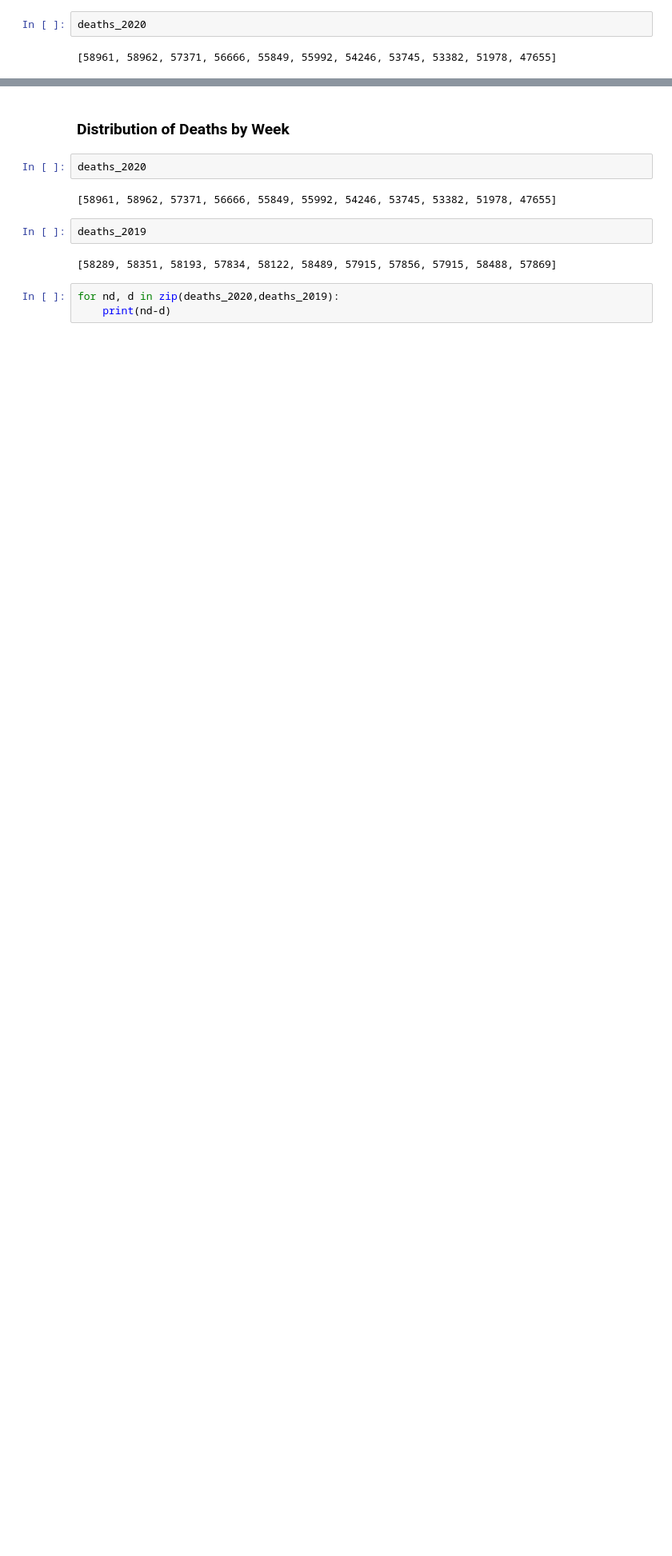
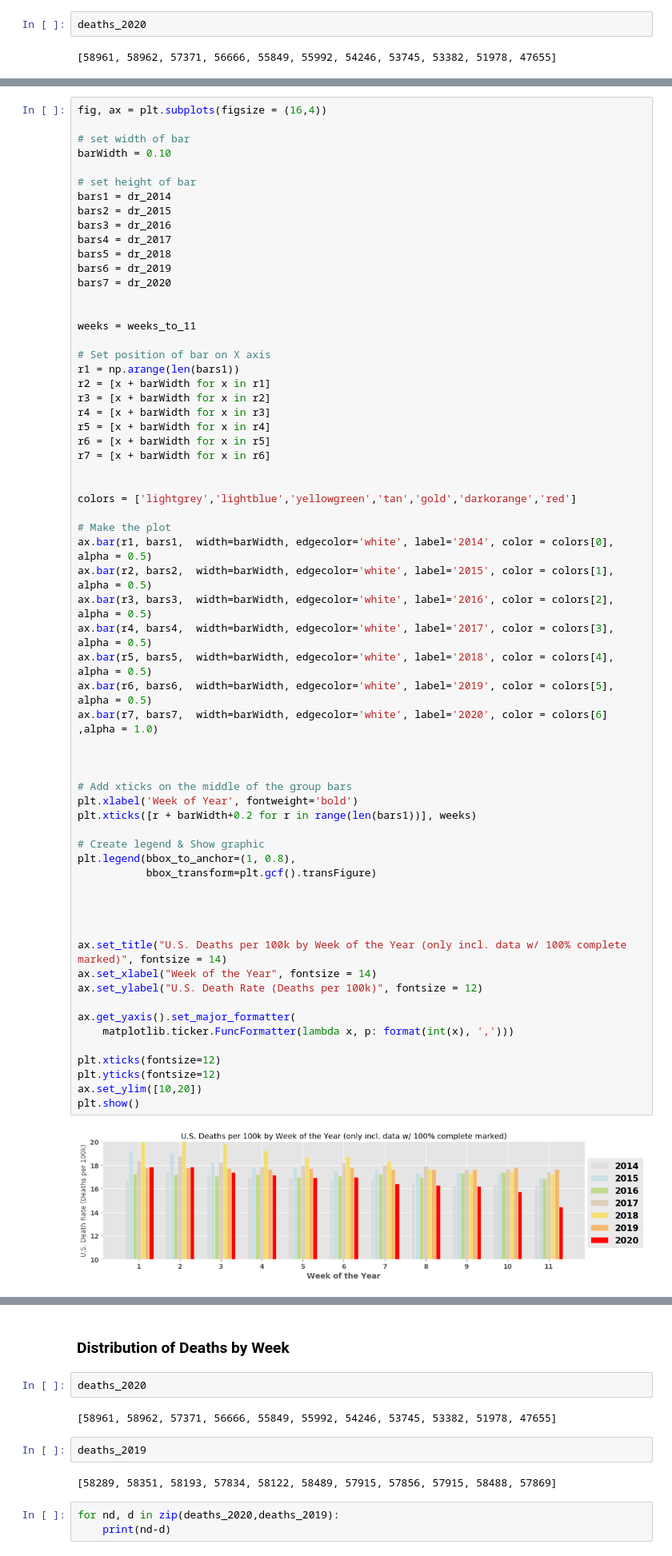
Before and after one commit to jdybuncio/usa-mortality-investigation, a Jupyter notebook: Visualizations.ipynb, the cells around one changed output, grey strips where cells are left out. Shown at 80% size. Drawn from its saved outputs; the diff is of its cells as text; blank space fills up the shorter version.

```diff
--- a/Visualizations.ipynb
+++ b/Visualizations.ipynb
@@ -683,0 +736,65 @@ plt.show()
+# %%
+fig, ax = plt.subplots(figsize = (16,4))
+
+# set width of bar
+barWidth = 0.10
+
+# set height of bar
+bars1 = dr_2014
+bars2 = dr_2015
+bars3 = dr_2016
+bars4 = dr_2017
+bars5 = dr_2018
+bars6 = dr_2019
+bars7 = dr_2020
+
+
+weeks = weeks_to_11
+
+# Set position of bar on X axis
+r1 = np.arange(len(bars1))
+r2 = [x + barWidth for x in r1]
+r3 = [x + barWidth for x in r2]
+r4 = [x + barWidth for x in r3]
+r5 = [x + barWidth for x in r4]
+r6 = [x + barWidth for x in r5]
+r7 = [x + barWidth for x in r6]
+
+
+colors = ['lightgrey','lightblue','yellowgreen','tan','gold','darkorange','red']
+
+# Make the plot
+ax.bar(r1, bars1,  width=barWidth, edgecolor='white', label='2014', color = colors[0], alpha = 0.5)
+ax.bar(r2, bars2,  width=barWidth, edgecolor='white', label='2015', color = colors[1], alpha = 0.5)
+ax.bar(r3, bars3,  width=barWidth, edgecolor='white', label='2016', color = colors[2], alpha = 0.5)
+ax.bar(r4, bars4,  width=barWidth, edgecolor='white', label='2017', color = colors[3], alpha = 0.5)
+ax.bar(r5, bars5,  width=barWidth, edgecolor='white', label='2018', color = colors[4], alpha = 0.5)
+ax.bar(r6, bars6,  width=barWidth, edgecolor='white', label='2019', color = colors[5], alpha = 0.5)
+ax.bar(r7, bars7,  width=barWidth, edgecolor='white', label='2020', color = colors[6] ,alpha = 1.0)
+
+
+
+# Add xticks on the middle of the group bars
+plt.xlabel('Week of Year', fontweight='bold')
+plt.xticks([r + barWidth+0.2 for r in range(len(bars1))], weeks)
+
+# Create legend & Show graphic
+plt.legend(bbox_to_anchor=(1, 0.8),
+           bbox_transform=plt.gcf().transFigure)
+
+
+
+
+ax.set_title("U.S. Deaths per 100k by Week of the Year (only incl. data w/ 100% complete marked)", fontsize = 14)
+ax.set_xlabel("Week of the Year", fontsize = 14)
+ax.set_ylabel("U.S. Death Rate (Deaths per 100k)", fontsize = 12)
+
+ax.get_yaxis().set_major_formatter(
+    matplotlib.ticker.FuncFormatter(lambda x, p: format(int(x), ',')))
+
+plt.xticks(fontsize=12)
+plt.yticks(fontsize=12)
+ax.set_ylim([10,20])
+plt.show()
+# %% [output]
+[figure, added]
```
Also changed, not shown: parts of 51 cells of this notebook, 5 other files.
